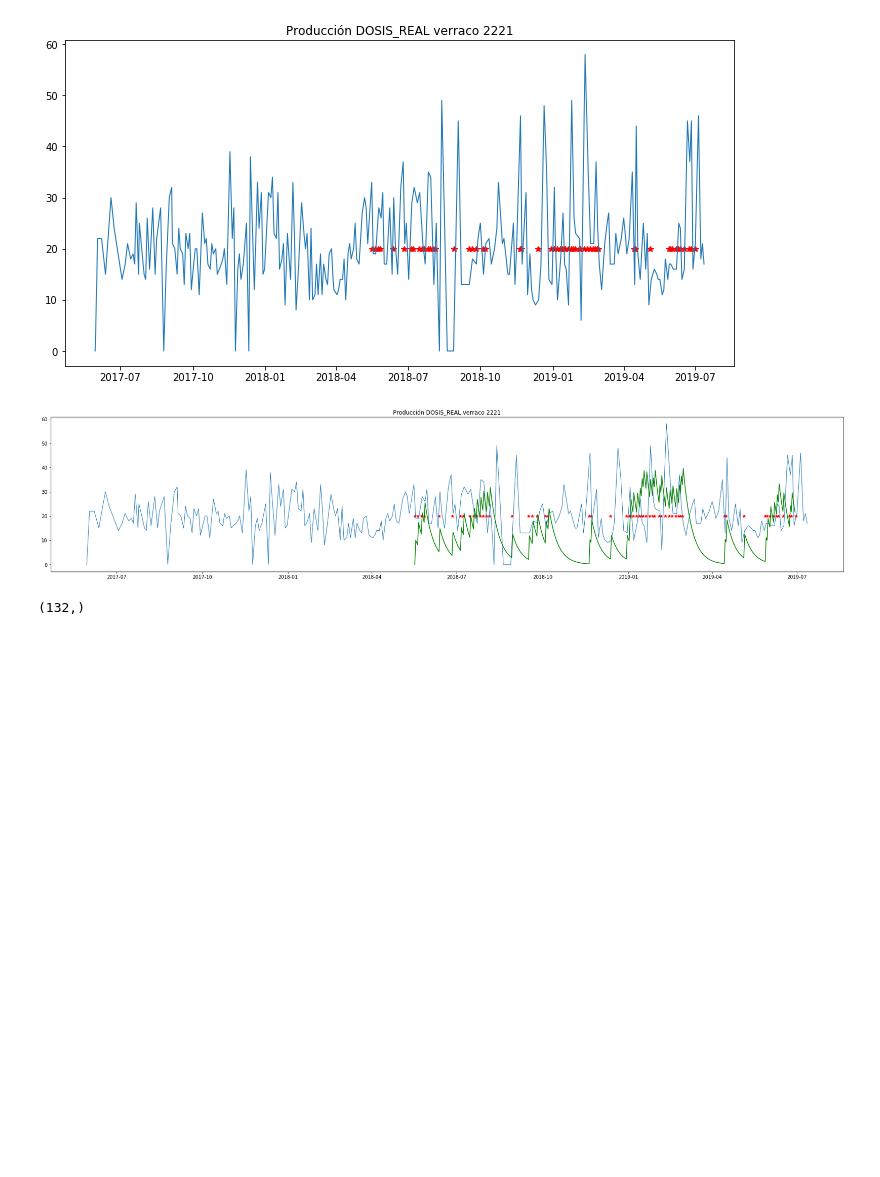
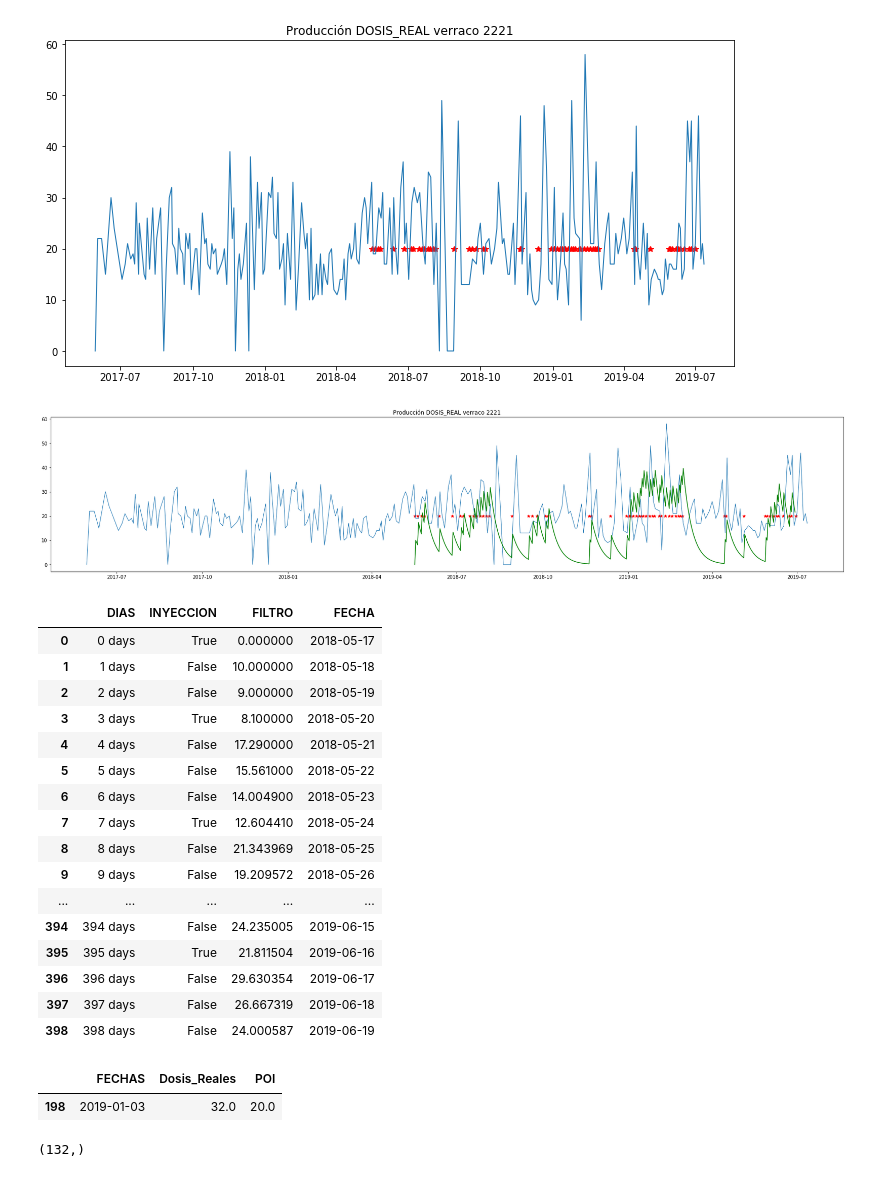
Before and after one commit to jesusparedes/TFM, a Jupyter notebook: DataScience_AIM_P2-BUENO.ipynb, the cells around one changed output. Cells and saved outputs as stored; diff of their text form; code cells hidden in the pictures; blank space fills up the shorter version.

```diff
--- a/DataScience_AIM_P2-BUENO.ipynb
+++ b/DataScience_AIM_P2-BUENO.ipynb
@@ -174,3 +174,23 @@ fig1.set_size_inches(30, 6)
 plt.savefig("grafica_inyecciones.jpg")
 # %% [output]
 [figure]
+# %%
+x_model
+# %% [output]
+|  | DIAS | INYECCION | FILTRO | FECHA |
+| 0 | 0 days | True | 0.000000 | 2018-05-17 |
+| 1 | 1 days | False | 10.000000 | 2018-05-18 |
+| 2 | 2 days | False | 9.000000 | 2018-05-19 |
+| 3 | 3 days | True | 8.100000 | 2018-05-20 |
+| 4 | 4 days | False | 17.290000 | 2018-05-21 |
+| 5 | 5 days | False | 15.561000 | 2018-05-22 |
+| 6 | 6 days | False | 14.004900 | 2018-05-23 |
+| 7 | 7 days | True | 12.604410 | 2018-05-24 |
+| 8 | 8 days | False | 21.343969 | 2018-05-25 |
+| 9 | 9 days | False | 19.209572 | 2018-05-26 |
+| ... | ... | ... | ... | ... |
+| 394 | 394 days | False | 24.235005 | 2019-06-15 |
+| 395 | 395 days | True | 21.811504 | 2019-06-16 |
+| 396 | 396 days | False | 29.630354 | 2019-06-17 |
+| 397 | 397 days | False | 26.667319 | 2019-06-18 |
+| 398 | 398 days | False | 24.000587 | 2019-06-19 |
@@ -177,3 +223,8 @@ plt.savefig("grafica_inyecciones.jpg")
+# %%
+ab[ab['FECHAS'] == '2019-01-03']
+# %% [output]
+|  | FECHAS | Dosis_Reales | POI |
+| 198 | 2019-01-03 | 32.0 | 20.0 |
 # %%
 verraco_2221_datos = verraco_2221_datos.drop_duplicates()
 fechas = verraco_2221_datos[(verraco_2221_datos['FECHA_REC'] >= x_model['FECHA'].loc[0]) & (verraco_2221_datos['FECHA_REC'] <= x_model['FECHA'].iloc[-1])]['FECHA_REC']
```
Also changed, not shown: parts of 6 cells of this notebook, 3 other files.
